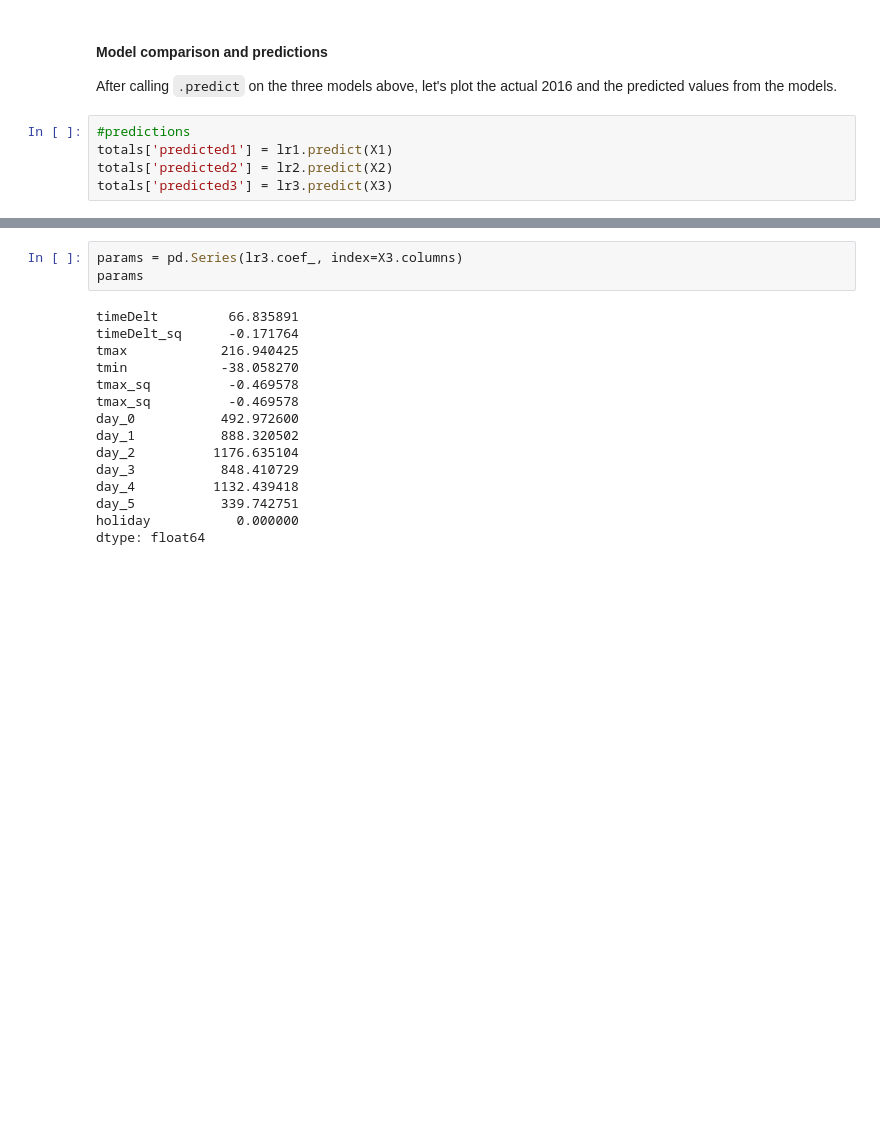
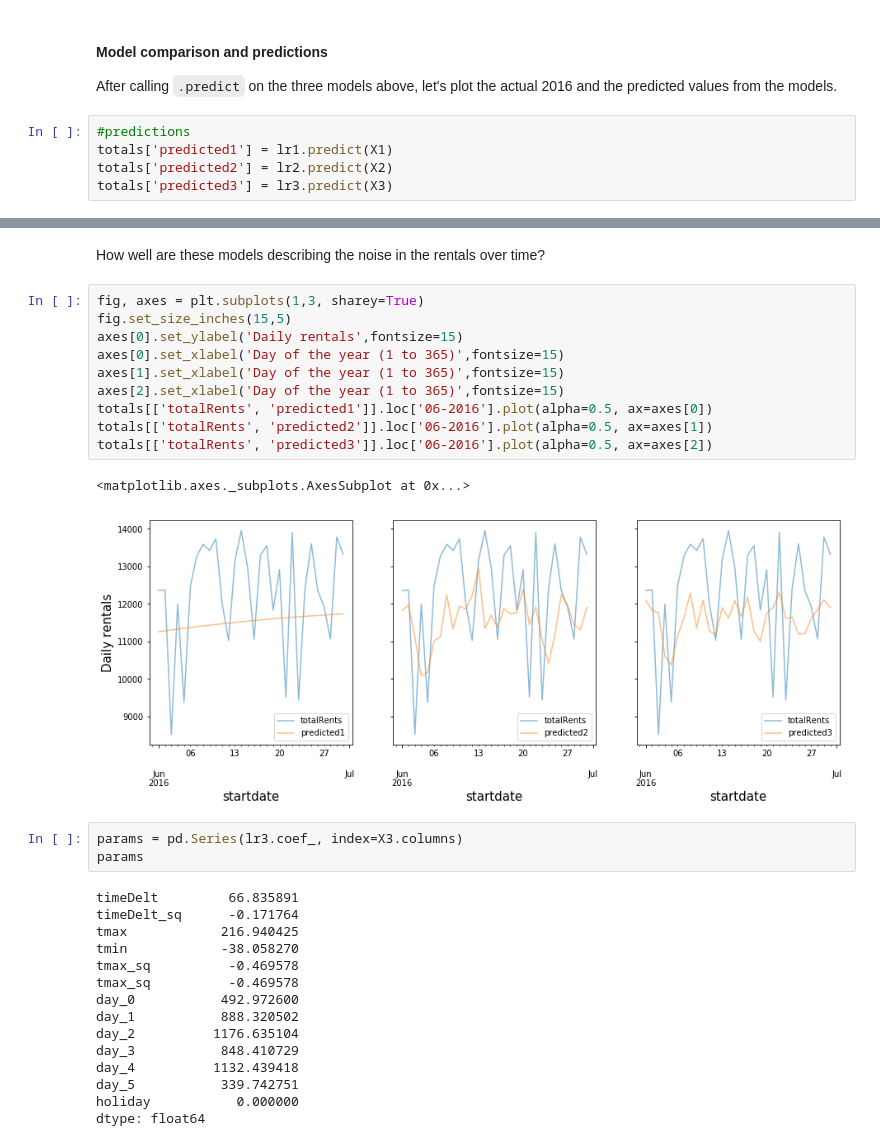
Before and after one commit to mskaerthomason/Springboard-Capstone-1, a Jupyter notebook: CapstoneDrafts/Bikeshare_train model.ipynb, the cells around one changed output, grey strips where cells are left out. Drawn from its saved outputs; the diff is of its cells as text; blank space fills up the shorter version.

```diff
--- a/CapstoneDrafts/Bikeshare_train model.ipynb
+++ b/CapstoneDrafts/Bikeshare_train model.ipynb
@@ -125,3 +126,18 @@ totals[['totalRents', 'predicted3']].plot(alpha=0.5, ax=axes[2])
+# %% [markdown]
+How well are these models describing the noise in the rentals over time?
+# %%
+fig, axes = plt.subplots(1,3, sharey=True)
+fig.set_size_inches(15,5)
+axes[0].set_ylabel('Daily rentals',fontsize=15)
+axes[0].set_xlabel('Day of the year (1 to 365)',fontsize=15)
+axes[1].set_xlabel('Day of the year (1 to 365)',fontsize=15)
+axes[2].set_xlabel('Day of the year (1 to 365)',fontsize=15)
+totals[['totalRents', 'predicted1']].loc['06-2016'].plot(alpha=0.5, ax=axes[0])
+totals[['totalRents', 'predicted2']].loc['06-2016'].plot(alpha=0.5, ax=axes[1])
+totals[['totalRents', 'predicted3']].loc['06-2016'].plot(alpha=0.5, ax=axes[2])
+# %% [output]
+<matplotlib.axes._subplots.AxesSubplot at 0x...>
+[figure, added]
 # %%
 params = pd.Series(lr3.coef_, index=X3.columns)
 params
```
Also changed, not shown: parts of 16 cells of this notebook, 1 other file.
